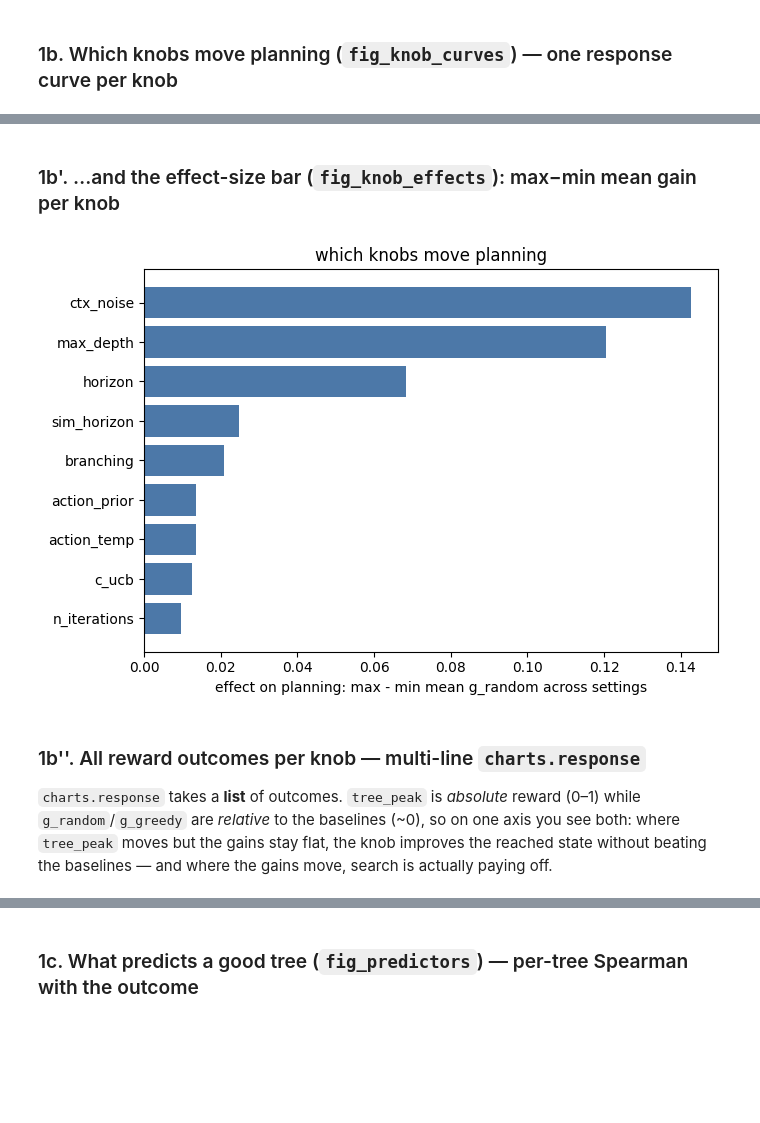
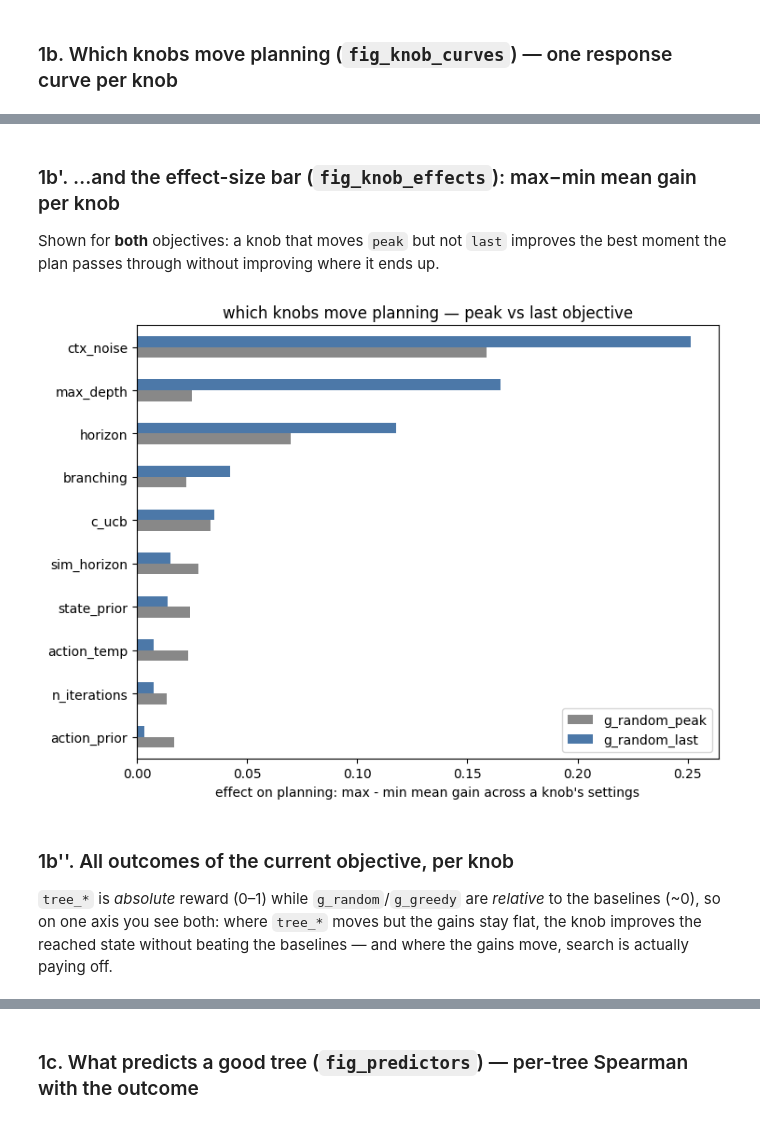
Before and after one commit to FelixLeb/dreamerV4-UWM, a Jupyter notebook: dreamerv4uwm/planning/experiments/study/analysis/explore_results.ipynb, the cells around one changed output, grey strips where cells are left out. Cells and saved outputs as stored; diff of their text form; code cells hidden in the pictures; blank space fills up the shorter version.

```diff
--- a/dreamerv4uwm/planning/experiments/study/analysis/explore_results.ipynb
+++ b/dreamerv4uwm/planning/experiments/study/analysis/explore_results.ipynb
@@ -62,12 +159,2 @@ fig.tight_layout()
 # %% [markdown]
 ### 1b. Which knobs move planning (`fig_knob_curves`) — one response curve per knob
-# %%
-OUT   = "visit_entropy"
-n = len(KNOBS); ncol = 3; nrow = int(np.ceil(n / ncol))
-fig, axes = plt.subplots(nrow, ncol, figsize=(4.4 * ncol, 3.2 * nrow))
-for ax, k in zip(axes.ravel(), KNOBS):
-    charts.response(charts.ofat(df, k), k, OUT, ax=ax)     # handles numeric AND categorical knobs
-    ax.set_title(k, fontsize=10)
-for ax in axes.ravel()[n:]:
-    ax.axis("off")
-fig.suptitle(f"{OUT} vs each knob (one-factor-at-a-time)", y=1.0); fig.tight_layout()
@@ -76,10 +160,0 @@ fig.suptitle(f"{OUT} vs each knob (one-factor-at-a-time)", y=1.0); fig.tight_lay
-# %%
-OUT   = "g_random_peak"
-n = len(KNOBS); ncol = 3; nrow = int(np.ceil(n / ncol))
-fig, axes = plt.subplots(nrow, ncol, figsize=(4.4 * ncol, 3.2 * nrow))
-for ax, k in zip(axes.ravel(), KNOBS):
-    charts.response(charts.ofat(df, k), k, OUT, ax=ax)     # handles numeric AND categorical knobs
-    ax.set_title(k, fontsize=10)
-for ax in axes.ravel()[n:]:
-    ax.axis("off")
-fig.suptitle(f"{OUT} vs each knob (one-factor-at-a-time)", y=1.0); fig.tight_layout()
@@ -88,16 +165,22 @@ fig.suptitle(f"{OUT} vs each knob (one-factor-at-a-time)", y=1.0); fig.tight_lay
 # %% [markdown]
 ### 1b'. …and the effect-size bar (`fig_knob_effects`): max−min mean gain per knob
+
+Shown for **both** objectives: a knob that moves `peak` but not `last` improves the best
+moment the plan passes through without improving where it ends up.
 # %%
-eff = sorted(((k, effect_size(k)) for k in KNOBS), key=lambda t: t[1])
-fig, ax = plt.subplots(figsize=(7, 0.42 * len(eff) + 1))
-ax.barh([k for k, _ in eff], [e for _, e in eff], color=charts.BLUE)
-ax.set_xlabel(f"effect on planning: max - min mean {OUT} across settings")
-ax.set_title("which knobs move planning"); fig.tight_layout()
+effs = [o for o in ("g_random_peak", "g_random_last") if o in df.columns]
+eff  = pd.DataFrame({o: {k: effect_size(k, o) for k in KNOBS} for o in effs})
+eff  = eff.sort_values(effs[-1])
+ax = eff.plot.barh(figsize=(7.5, 0.42 * len(eff) + 1.4), color=[charts.GREY, charts.BLUE][:len(effs)])
+ax.set_xlabel("effect on planning: max - min mean gain across a knob's settings")
+ax.set_title("which knobs move planning — peak vs last objective")
+ax.figure.tight_layout()
 # %% [output]
-[figure, old version]
+[figure, new version]
 # %% [markdown]
-### 1b''. All reward outcomes per knob — multi-line `charts.response`
-`charts.response` takes a **list** of outcomes. `tree_peak` is *absolute* reward (0–1) while
-`g_random`/`g_greedy` are *relative* to the baselines (~0), so on one axis you see both: where
-`tree_peak` moves but the gains stay flat, the knob improves the reached state without beating
-the baselines — and where the gains move, search is actually paying off.
+### 1b''. All outcomes of the current objective, per knob
+
+`tree_*` is *absolute* reward (0–1) while `g_random`/`g_greedy` are *relative* to the
+baselines (~0), so on one axis you see both: where `tree_*` moves but the gains stay flat,
+the knob improves the reached state without beating the baselines — and where the gains
+move, search is actually paying off.
```
Also changed, not shown: parts of 81 cells of this notebook, 8 other files.
